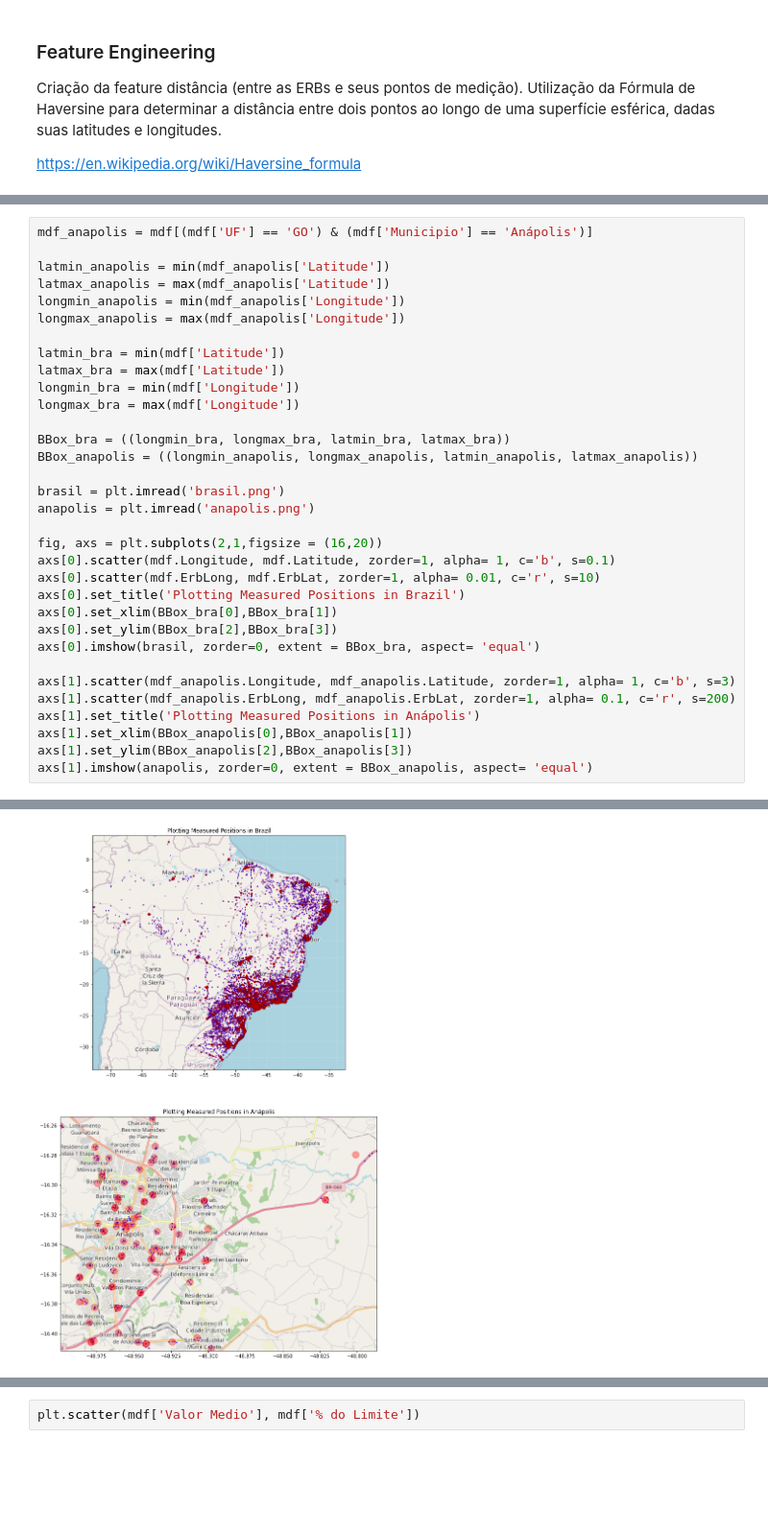
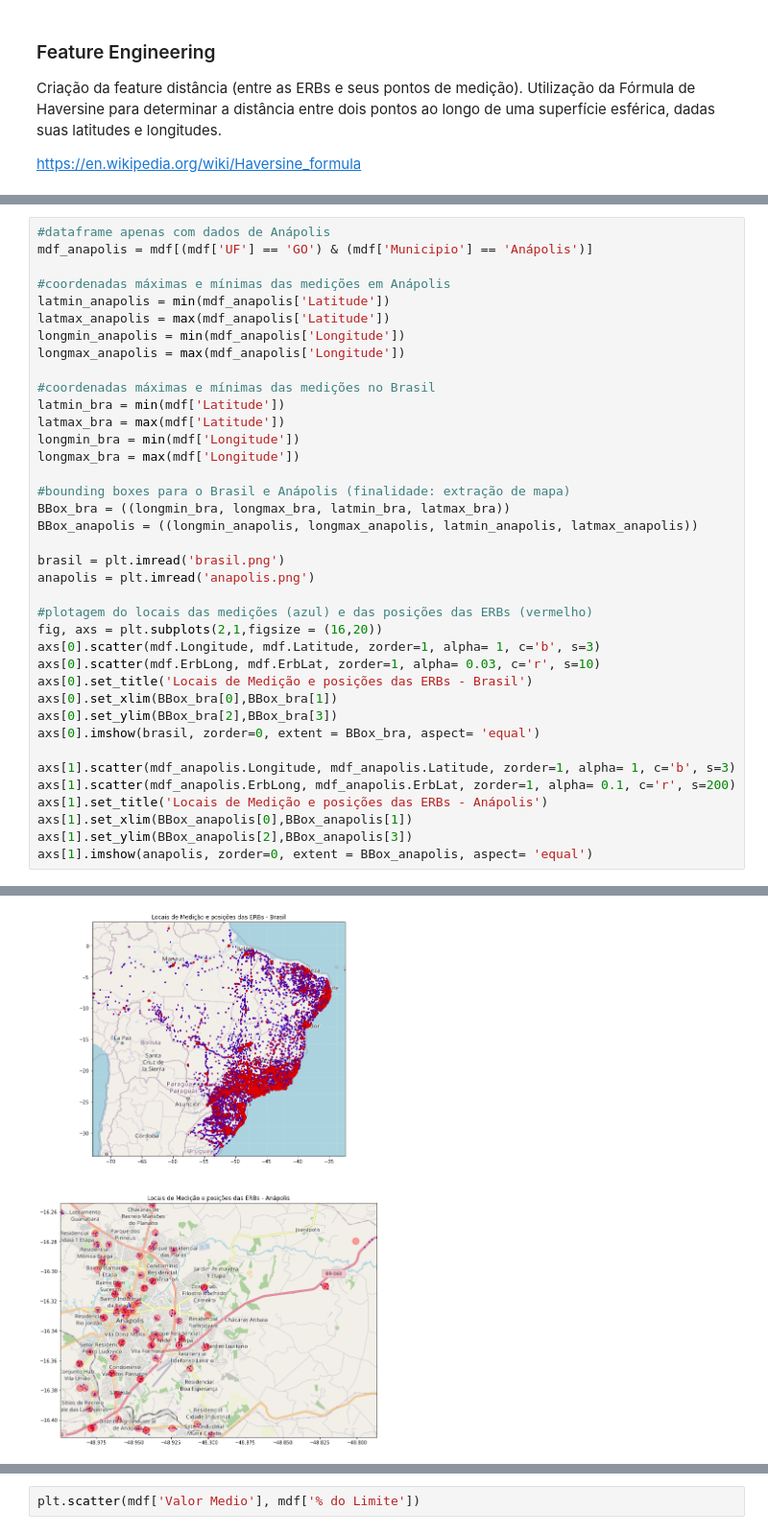
Before and after one commit to lucastsc/eletromagnetism, a Jupyter notebook: electromagnetism.ipynb, the cells around one changed output, grey strips where cells are left out. Shown at 96% size. Drawn from its saved outputs; the diff is of its cells as text; blank space fills up the shorter version.

```diff
--- a/electromagnetism.ipynb
+++ b/electromagnetism.ipynb
@@ -354,36 +344,41 @@ mdf
 # %%
+#dataframe apenas com dados de Anápolis
 mdf_anapolis = mdf[(mdf['UF'] == 'GO') & (mdf['Municipio'] == 'Anápolis')]
 
+#coordenadas máximas e mínimas das medições em Anápolis
 latmin_anapolis = min(mdf_anapolis['Latitude'])
 latmax_anapolis = max(mdf_anapolis['Latitude'])
 longmin_anapolis = min(mdf_anapolis['Longitude'])
 longmax_anapolis = max(mdf_anapolis['Longitude'])
 
+#coordenadas máximas e mínimas das medições no Brasil
 latmin_bra = min(mdf['Latitude'])
 latmax_bra = max(mdf['Latitude'])
 longmin_bra = min(mdf['Longitude'])
 longmax_bra = max(mdf['Longitude'])
 
+#bounding boxes para o Brasil e Anápolis (finalidade: extração de mapa)
 BBox_bra = ((longmin_bra, longmax_bra, latmin_bra, latmax_bra))
 BBox_anapolis = ((longmin_anapolis, longmax_anapolis, latmin_anapolis, latmax_anapolis))
 
 brasil = plt.imread('brasil.png')
 anapolis = plt.imread('anapolis.png')
 
+#plotagem do locais das medições (azul) e das posições das ERBs (vermelho)
 fig, axs = plt.subplots(2,1,figsize = (16,20))
-axs[0].scatter(mdf.Longitude, mdf.Latitude, zorder=1, alpha= 1, c='b', s=0.1)
-axs[0].scatter(mdf.ErbLong, mdf.ErbLat, zorder=1, alpha= 0.01, c='r', s=10)
-axs[0].set_title('Plotting Measured Positions in Brazil')
+axs[0].scatter(mdf.Longitude, mdf.Latitude, zorder=1, alpha= 1, c='b', s=3)
+axs[0].scatter(mdf.ErbLong, mdf.ErbLat, zorder=1, alpha= 0.03, c='r', s=10)
+axs[0].set_title('Locais de Medição e posições das ERBs - Brasil')
 axs[0].set_xlim(BBox_bra[0],BBox_bra[1])
 axs[0].set_ylim(BBox_bra[2],BBox_bra[3])
 axs[0].imshow(brasil, zorder=0, extent = BBox_bra, aspect= 'equal')
 
 axs[1].scatter(mdf_anapolis.Longitude, mdf_anapolis.Latitude, zorder=1, alpha= 1, c='b', s=3)
 axs[1].scatter(mdf_anapolis.ErbLong, mdf_anapolis.ErbLat, zorder=1, alpha= 0.1, c='r', s=200)
-axs[1].set_title('Plotting Measured Positions in Anápolis')
+axs[1].set_title('Locais de Medição e posições das ERBs - Anápolis')
 axs[1].set_xlim(BBox_anapolis[0],BBox_anapolis[1])
 axs[1].set_ylim(BBox_anapolis[2],BBox_anapolis[3])
 axs[1].imshow(anapolis, zorder=0, extent = BBox_anapolis, aspect= 'equal')
 # %% [output]
 <matplotlib.image.AxesImage at 0x...>
-[figure, old version]
+[figure, new version]
```
Also changed, not shown: parts of 25 cells of this notebook, 1 other file.
